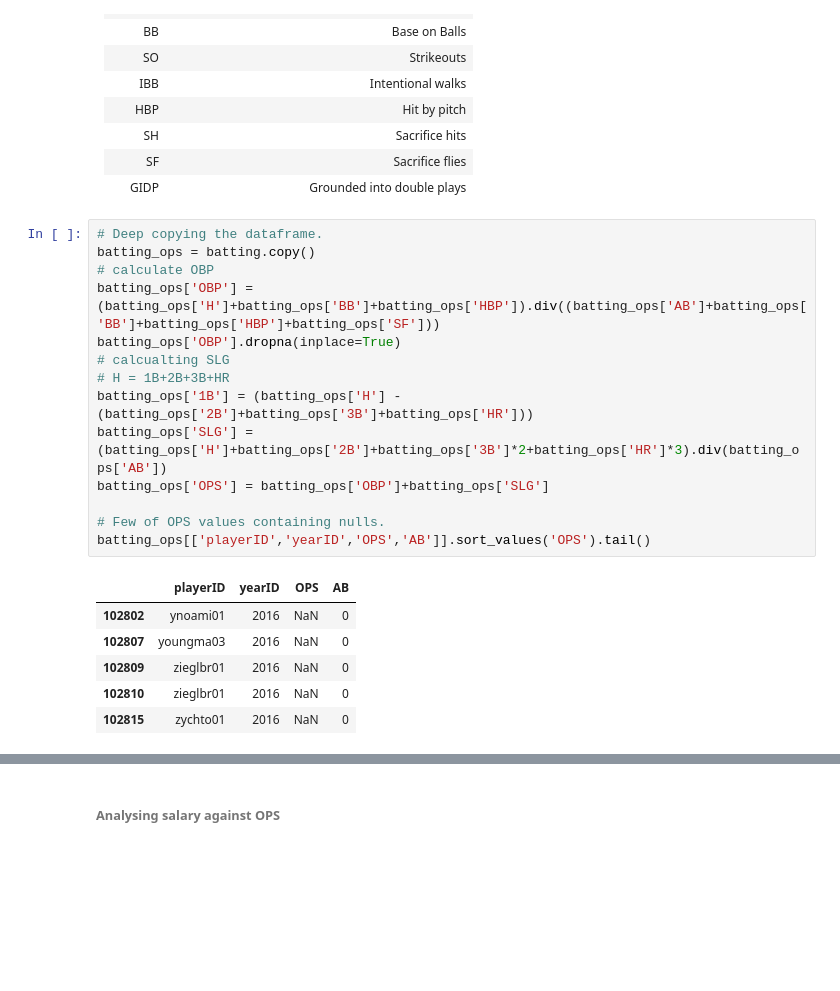
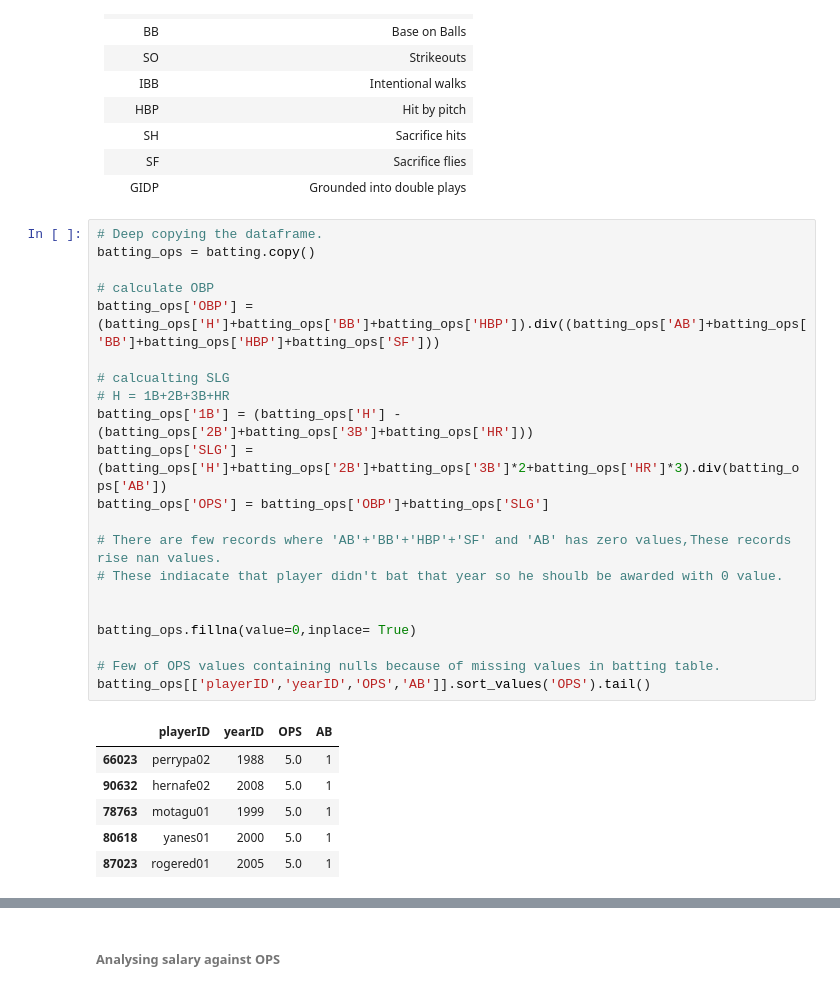
Before and after one commit to jctheduke/Data-Analyst-NanoDegree, a Jupyter notebook: P2 - Data Analysis/DataAnalysis.ipynb, the cells around one changed output, grey strips where cells are left out. Saved outputs shown, nothing was run; the diff lists cells and outputs as text; blank space fills up the shorter version.

```diff
--- a/P2 - Data Analysis/DataAnalysis.ipynb
+++ b/P2 - Data Analysis/DataAnalysis.ipynb
@@ -197,21 +197,28 @@ Index(['playerID', 'yearID', 'stint', 'teamID', 'lgID', 'G', 'AB', 'R', 'H',
 # %%
 # Deep copying the dataframe.
 batting_ops = batting.copy()
+
 # calculate OBP
 batting_ops['OBP'] = (batting_ops['H']+batting_ops['BB']+batting_ops['HBP']).div((batting_ops['AB']+batting_ops['BB']+batting_ops['HBP']+batting_ops['SF']))
-batting_ops['OBP'].dropna(inplace=True)
+
 # calcualting SLG
 # H = 1B+2B+3B+HR
 batting_ops['1B'] = (batting_ops['H'] - (batting_ops['2B']+batting_ops['3B']+batting_ops['HR']))
 batting_ops['SLG'] = (batting_ops['H']+batting_ops['2B']+batting_ops['3B']*2+batting_ops['HR']*3).div(batting_ops['AB'])
 batting_ops['OPS'] = batting_ops['OBP']+batting_ops['SLG']
 
-# Few of OPS values containing nulls.
+# There are few records where 'AB'+'BB'+'HBP'+'SF' and 'AB' has zero values,These records rise nan values.
+# These indiacate that player didn't bat that year so he shoulb be awarded with 0 value.
+
+
+batting_ops.fillna(value=0,inplace= True)
+
+# Few of OPS values containing nulls because of missing values in batting table.
 batting_ops[['playerID','yearID','OPS','AB']].sort_values('OPS').tail()
 # %% [output]
 |  | playerID | yearID | OPS | AB |
-| 102802 | ynoami01 | 2016 | NaN | 0 |
-| 102807 | youngma03 | 2016 | NaN | 0 |
-| 102809 | zieglbr01 | 2016 | NaN | 0 |
-| 102810 | zieglbr01 | 2016 | NaN | 0 |
-| 102815 | zychto01 | 2016 | NaN | 0 |
+| 66023 | perrypa02 | 1988 | 5.0 | 1 |
+| 90632 | hernafe02 | 2008 | 5.0 | 1 |
+| 78763 | motagu01 | 1999 | 5.0 | 1 |
+| 80618 | yanes01 | 2000 | 5.0 | 1 |
+| 87023 | rogered01 | 2005 | 5.0 | 1 |
```
Also changed, not shown: parts of 11 cells of this notebook.
